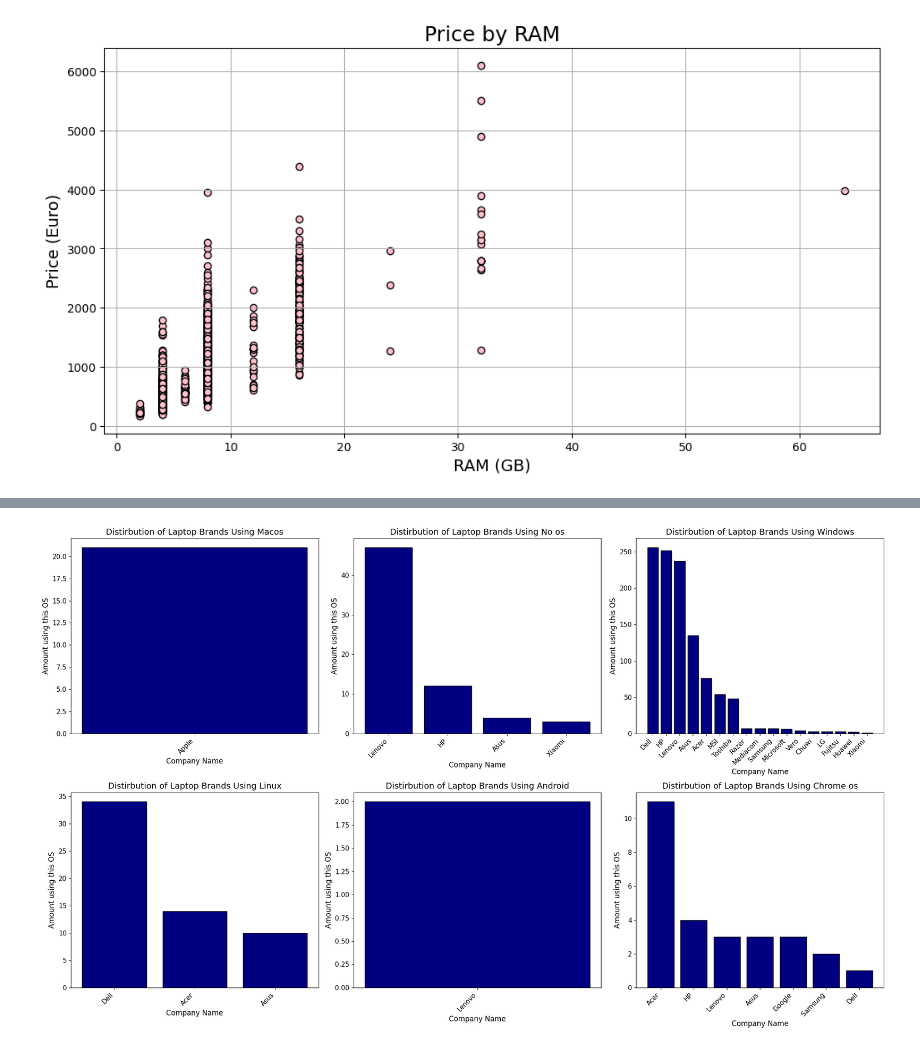
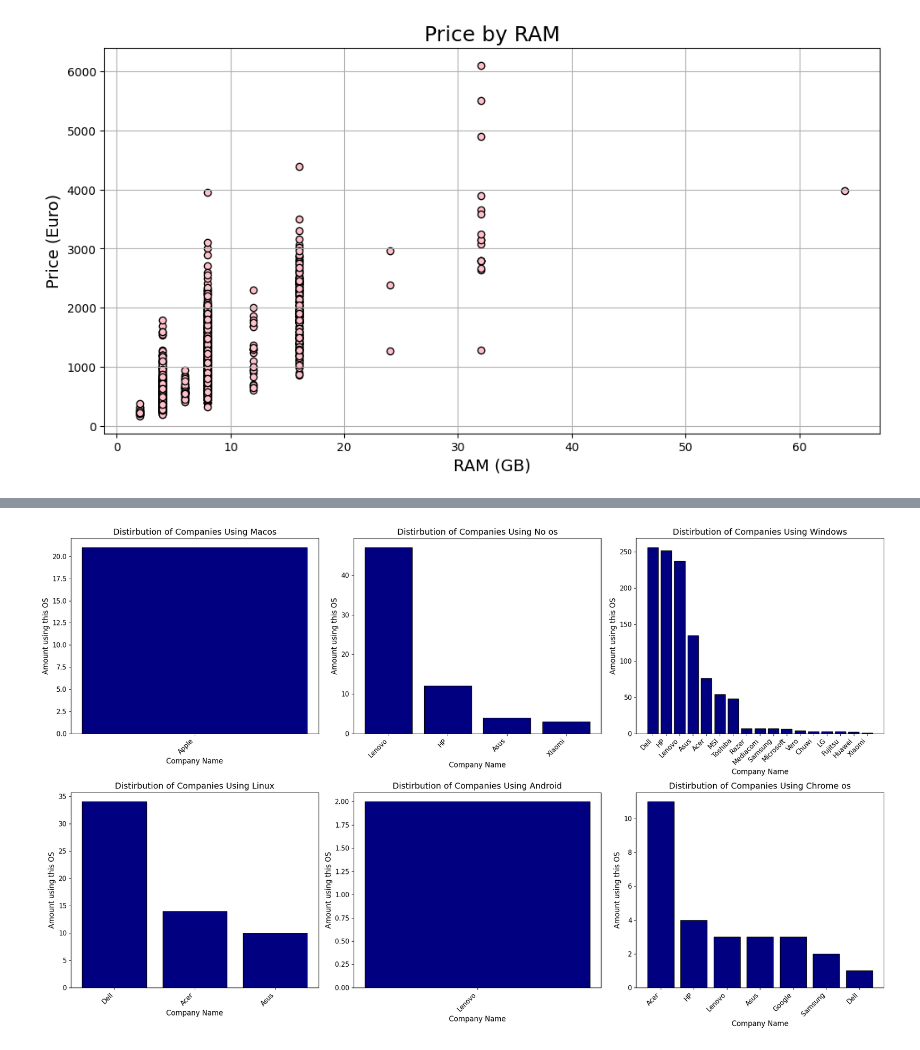
Before and after one commit to Mayadiamant/Pyhton-project, a Jupyter notebook: first_project.ipynb, the cells around one changed output, grey strips where cells are left out. Cells and saved outputs as stored; diff of their text form; code cells hidden in the pictures.

```diff
--- a/first_project.ipynb
+++ b/first_project.ipynb
@@ -469,36 +514,39 @@ df.head(40)
 # %%
-# The implementation of the second question:
+# The implementation and visualization of the second question:
 
 import pandas as pd
 import matplotlib as plt
 import matplotlib.pyplot as plt
 #importing the file
 
 df = pd.read_csv("C:\\Users\\User\\Downloads\\laptop_price - dataset.csv")
 
 df['OpSys'] = df['OpSys'].apply(unify_os)
 unified_op_sys = df['OpSys'].unique().tolist()
 
 plt.figure(figsize=(20, 12))
 #indexing the different operating systems with 2 counters starting with the index of 1
 for i, os in enumerate(unified_op_sys, start=1):
     # Create subplots
     plt.subplot(2, 3, i)
-    # Filter data for the current OS so only their rows will show
+    # Filter data for the current OS so only the rows containing this OS will show
     subset = df[df['OpSys'] == os]
     # Count occurrences for each company
     counts = subset['Company'].value_counts()
-    # Create a bar chart, with the amount of bars according to the amount of companies
+    # Create a bar chart, with the companies names in the x axis (the indexes the function
+    # value_counts() returns), and with the values it returns in the y axis.
     plt.bar(counts.index, counts.values, color='navy', edgecolor='black')
-    #dynamic titles for each graph so it will contain the current OS we are looking at
-    plt.title(f'Distirbution of Laptop Brands Using {os.capitalize()}', fontsize=14)
+    # Dynamic titles for each graph so it will contain the current OS we are looking at
+    plt.title(f'Distirbution of Companies Using {os.capitalize()}', fontsize=14)
+    # Labeling the X axis and th Y axis.
     plt.xlabel('Company Name', fontsize=12)
     plt.ylabel('Amount using this OS', fontsize=12)
     plt.yticks(fontsize = 11)
-    plt.xticks(rotation = 45, fontsize = 11, ha='right')
+    # Printing the graphs in descending order.
+    plt.xticks(rotation= 45, fontsize = 11, ha='right')
 # Spaces all of the graphs correctly so there will be no overlap
 plt.tight_layout()
 # Show all of the graphs at once
 plt.show()
 # %% [output]
-[figure, old version]
+[figure, new version]
```
Also changed, not shown: parts of 3 cells of this notebook.
